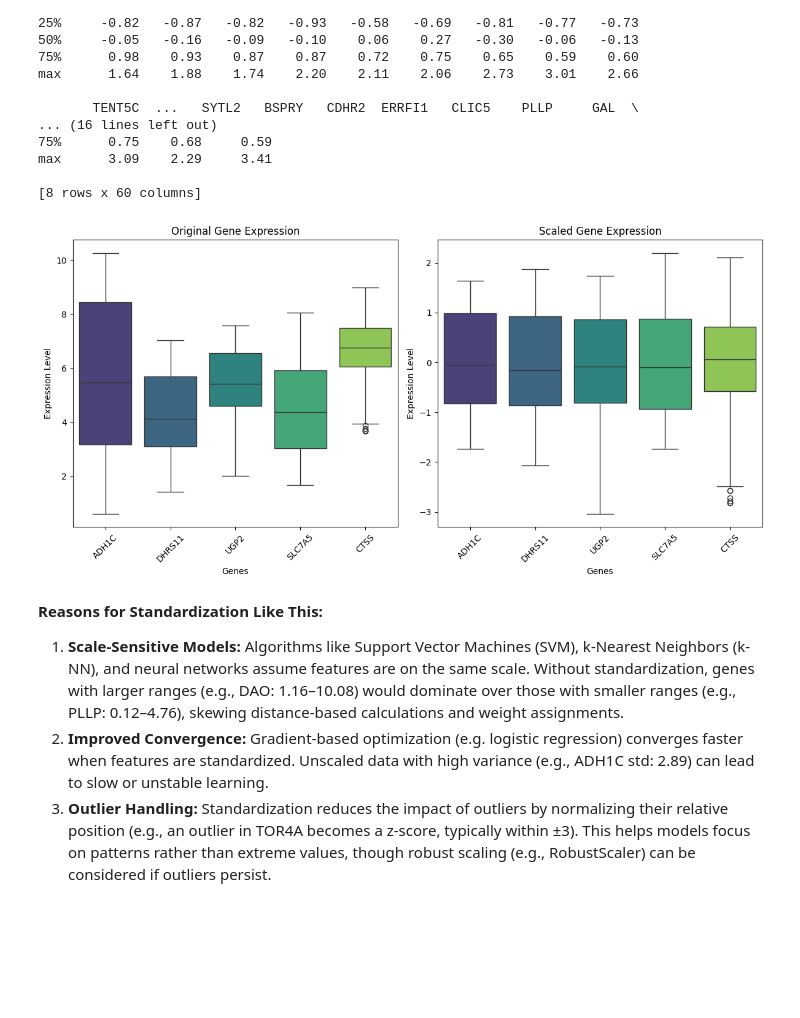
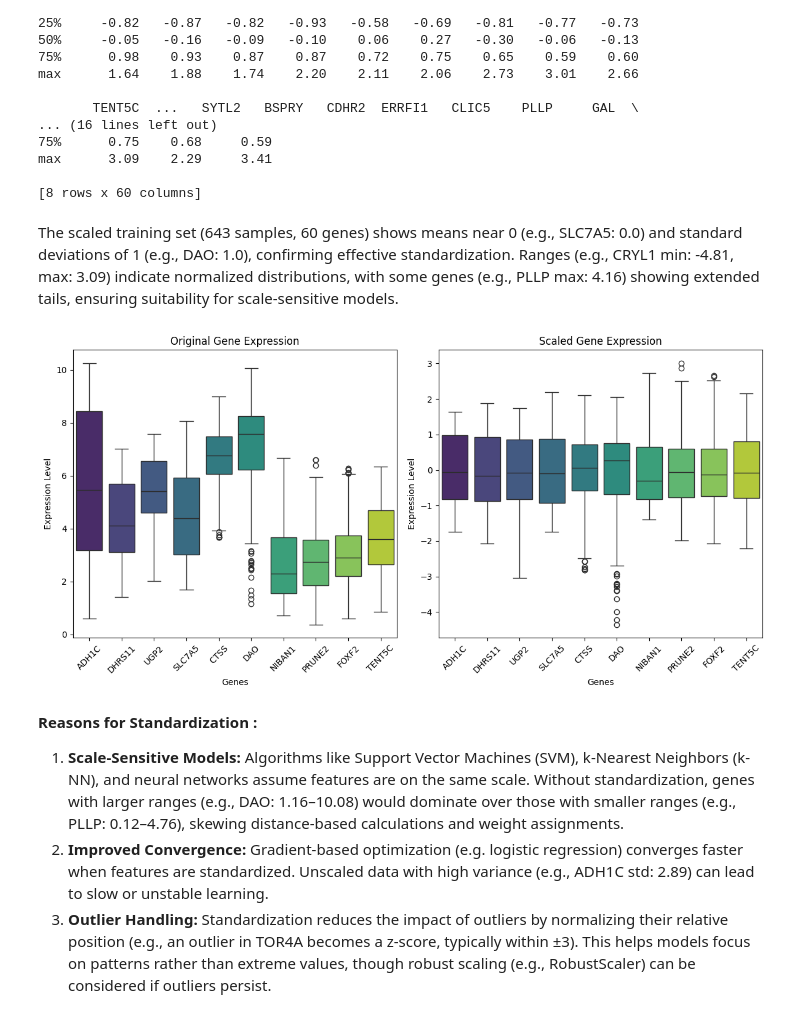
Before and after one commit to Laaliji/Colon-Cancer-Gene-Expression-Data-Classification-Analysis, a Jupyter notebook: Colon_Cancer_Gene_Expression_Analysis.ipynb, the cells around one changed output. Cells and saved outputs as stored; diff of their text form; code cells hidden in the pictures; blank space fills up the shorter version.

```diff
--- a/Colon_Cancer_Gene_Expression_Analysis.ipynb
+++ b/Colon_Cancer_Gene_Expression_Analysis.ipynb
@@ -322,39 +324,41 @@ max      1.64    1.88    1.74    2.20    2.11    2.06    2.73    3.01    2.66
 max      3.09    2.29     3.41
 
 [8 rows x 60 columns]
+# %% [markdown]
+The scaled training set (643 samples, 60 genes) shows means near 0 (e.g., SLC7A5: 0.0) and standard deviations of 1 (e.g., DAO: 1.0), confirming effective standardization. Ranges (e.g., CRYL1 min: -4.81, max: 3.09) indicate normalized distributions, with some genes (e.g., PLLP max: 4.16) showing extended tails, ensuring suitability for scale-sensitive models.
 # %%
 # Select original and scaled features
 original_features = data.drop(columns=["id_sample", "tissue_status"])
 scaled_features = X_train_scaled
 
 # Select a subset of genes for clarity (e.g., first 5)
-selected_genes = original_features.columns[:5].tolist()
+selected_genes = original_features.columns[:10].tolist()
 
 # Create subplots
 plt.figure(figsize=(12, 6))
 
 # Boxplot for original data
 plt.subplot(1, 2, 1)
 sns.boxplot(data=original_features[selected_genes], palette='viridis')
 plt.title("Original Gene Expression")
 plt.xlabel("Genes")
 plt.ylabel("Expression Level")
 plt.xticks(rotation=45)
 
 # Boxplot for scaled data
 plt.subplot(1, 2, 2)
 sns.boxplot(data=scaled_features[selected_genes], palette='viridis')
 plt.title("Scaled Gene Expression")
 plt.xlabel("Genes")
 plt.ylabel("Expression Level")
 plt.xticks(rotation=45)
 
 plt.tight_layout()
 plt.show()
 # %% [output]
-[figure, old version]
+[figure, new version]
 # %% [markdown]
-**Reasons for Standardization Like This:**
+**Reasons for Standardization :**
 
 1.   **Scale-Sensitive Models:** Algorithms like Support Vector Machines (SVM), k-Nearest Neighbors (k-NN), and neural networks assume features are on the same scale. Without standardization, genes with larger ranges (e.g., DAO: 1.16–10.08) would dominate over those with smaller ranges (e.g., PLLP: 0.12–4.76), skewing distance-based calculations and weight assignments.
 2.   **Improved Convergence:** Gradient-based optimization (e.g. logistic regression) converges faster when features are standardized. Unscaled data with high variance (e.g., ADH1C std: 2.89) can lead to slow or unstable learning.
```
Also changed, not shown: parts of 35 cells of this notebook.
